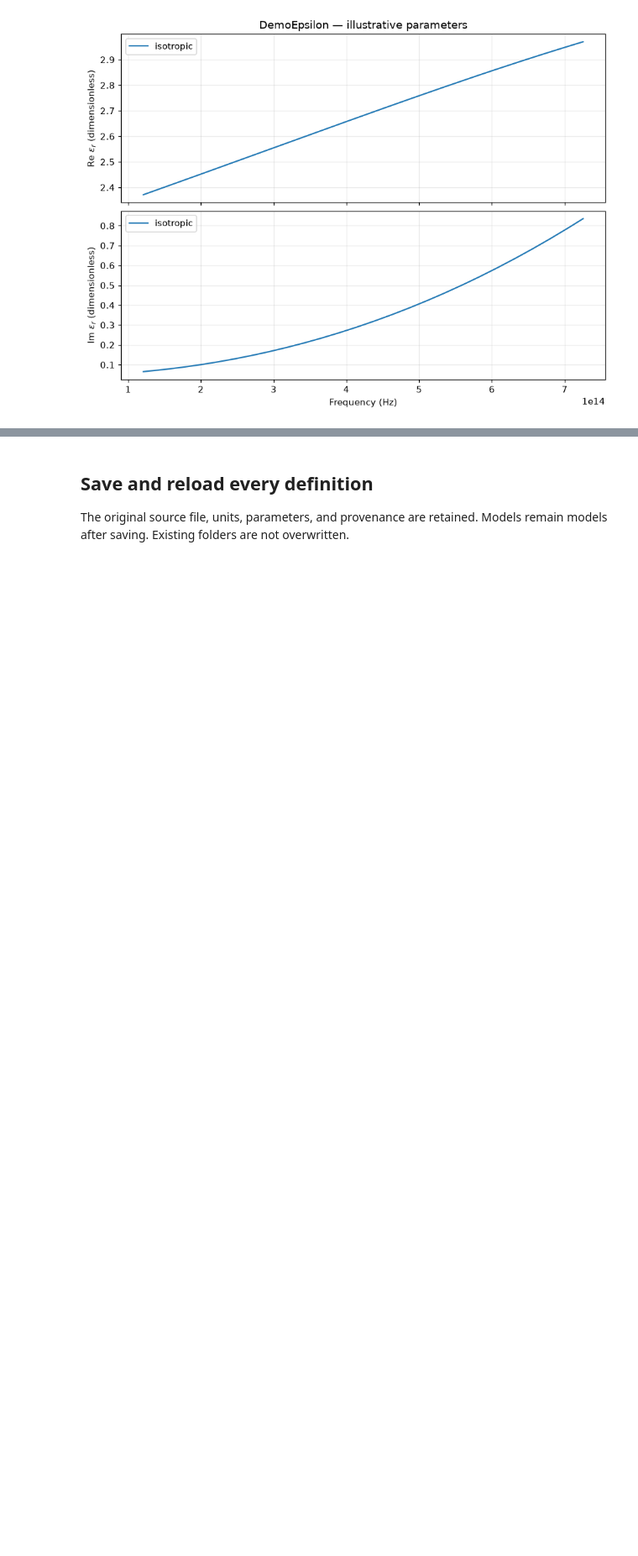
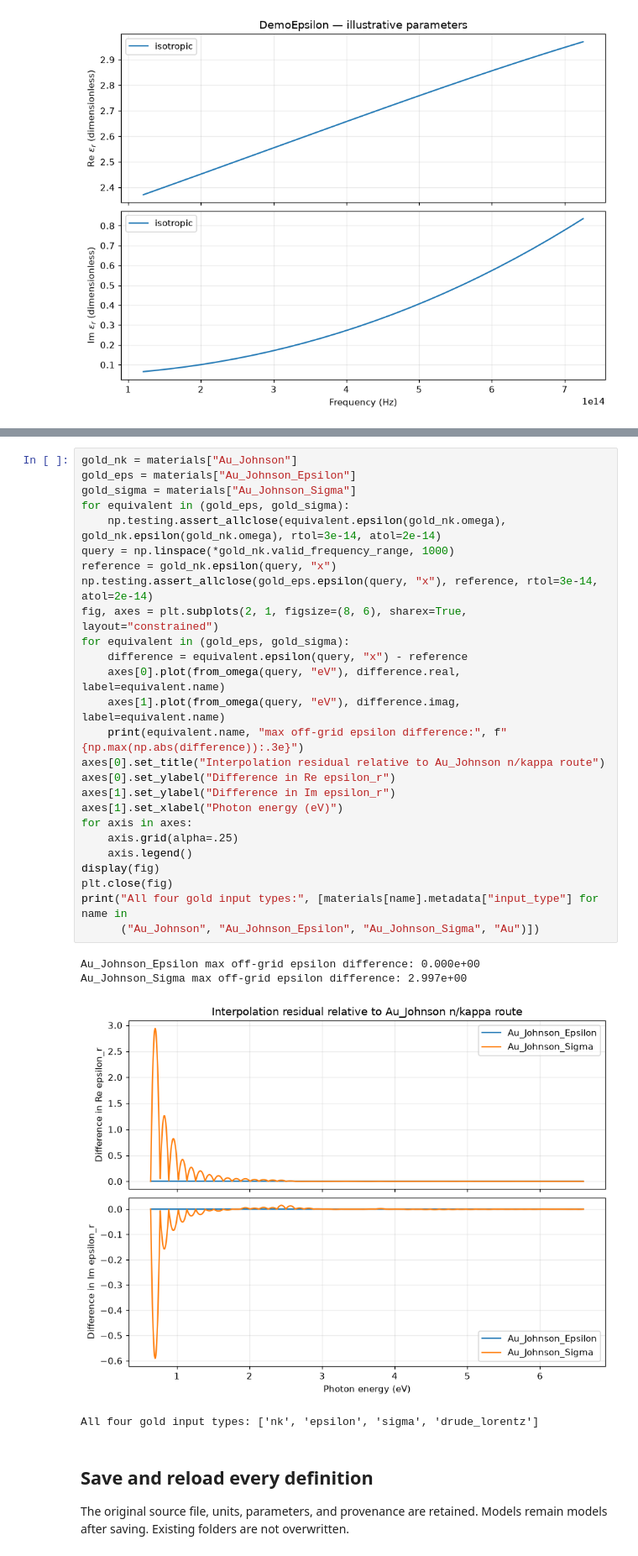
Before and after one commit to SREagle999/metalab, a Jupyter notebook: data-pipeline-0.2.0/notebooks/material_pipeline_demo.ipynb, the cells around one changed output, grey strips where cells are left out. Shown at 84% size. Saved outputs shown, nothing was run; the diff lists cells and outputs as text; blank space fills up the shorter version.

```diff
--- a/data-pipeline-0.2.0/notebooks/material_pipeline_demo.ipynb
+++ b/data-pipeline-0.2.0/notebooks/material_pipeline_demo.ipynb
@@ -256,3 +307,34 @@ plt.close(fig)
+# %%
+gold_nk = materials["Au_Johnson"]
+gold_eps = materials["Au_Johnson_Epsilon"]
+gold_sigma = materials["Au_Johnson_Sigma"]
+for equivalent in (gold_eps, gold_sigma):
+    np.testing.assert_allclose(equivalent.epsilon(gold_nk.omega), gold_nk.epsilon(gold_nk.omega), rtol=3e-14, atol=2e-14)
+query = np.linspace(*gold_nk.valid_frequency_range, 1000)
+reference = gold_nk.epsilon(query, "x")
+np.testing.assert_allclose(gold_eps.epsilon(query, "x"), reference, rtol=3e-14, atol=2e-14)
+fig, axes = plt.subplots(2, 1, figsize=(8, 6), sharex=True, layout="constrained")
+for equivalent in (gold_eps, gold_sigma):
+    difference = equivalent.epsilon(query, "x") - reference
+    axes[0].plot(from_omega(query, "eV"), difference.real, label=equivalent.name)
+    axes[1].plot(from_omega(query, "eV"), difference.imag, label=equivalent.name)
+    print(equivalent.name, "max off-grid epsilon difference:", f"{np.max(np.abs(difference)):.3e}")
+axes[0].set_title("Interpolation residual relative to Au_Johnson n/kappa route")
+axes[0].set_ylabel("Difference in Re epsilon_r")
+axes[1].set_ylabel("Difference in Im epsilon_r")
+axes[1].set_xlabel("Photon energy (eV)")
+for axis in axes:
+    axis.grid(alpha=.25)
+    axis.legend()
+display(fig)
+plt.close(fig)
+print("All four gold input types:", [materials[name].metadata["input_type"] for name in
+      ("Au_Johnson", "Au_Johnson_Epsilon", "Au_Johnson_Sigma", "Au")])
+# %% [output]
+Au_Johnson_Epsilon max off-grid epsilon difference: 0.000e+00
+Au_Johnson_Sigma max off-grid epsilon difference: 2.997e+00
+[figure, added]
+All four gold input types: ['nk', 'epsilon', 'sigma', 'drude_lorentz']
 # %% [markdown]
 ## Save and reload every definition
 The original source file, units, parameters, and provenance are retained. Models remain models after saving. Existing folders are not overwritten.
```
Also changed, not shown: parts of 12 cells of this notebook, 29 other files.
